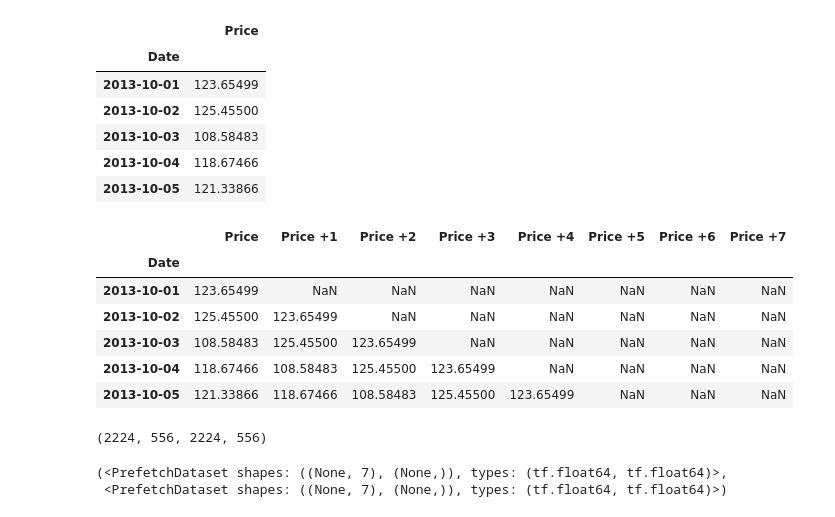
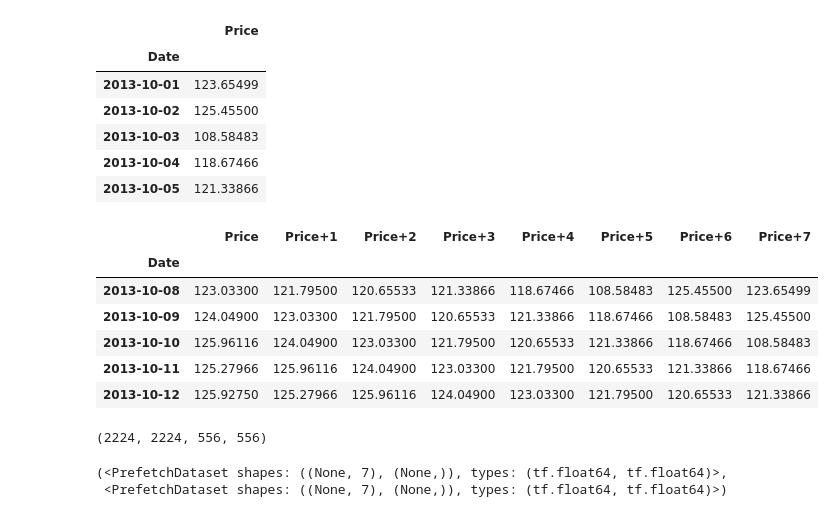
Before and after one commit to PasinduUkwatta/TensorFlow--Practise, a Jupyter notebook: 10_time_series_forecasting_with_tensorflow.ipynb, the cells around one changed output. Saved outputs shown, nothing was run; the diff lists cells and outputs as text; code cells hidden in the pictures.

```diff
--- a/10_time_series_forecasting_with_tensorflow.ipynb
+++ b/10_time_series_forecasting_with_tensorflow.ipynb
@@ -1604,29 +1598,29 @@ bitcoin_prices.head()
 | 2013-10-04 | 118.67466 |
 | 2013-10-05 | 121.33866 |
 # %%
-#add windows columns
-bitcoin_prices_nbeats=bitcoin_prices.copy()
+# Add windowed columns
+bitcoin_prices_nbeats = bitcoin_prices.copy()
 for i in range(WINDOW_SIZE):
-  bitcoin_prices_nbeats[f"Price +{i+1}"] =bitcoin_prices_nbeats["Price"].shift(periods=i+1)
-bitcoin_prices_nbeats.head()
+  bitcoin_prices_nbeats[f"Price+{i+1}"] = bitcoin_prices_nbeats["Price"].shift(periods=i+1)
+bitcoin_prices_nbeats.dropna().head()
 # %% [output]
-|  | Price | Price +1 | Price +2 | Price +3 | Price +4 | Price +5 | Price +6 | Price +7 |
+|  | Price | Price+1 | Price+2 | Price+3 | Price+4 | Price+5 | Price+6 | Price+7 |
 | Date |  |  |  |  |  |  |  |  |
-| 2013-10-01 | 123.65499 | NaN | NaN | NaN | NaN | NaN | NaN | NaN |
-| 2013-10-02 | 125.45500 | 123.65499 | NaN | NaN | NaN | NaN | NaN | NaN |
-| 2013-10-03 | 108.58483 | 125.45500 | 123.65499 | NaN | NaN | NaN | NaN | NaN |
-| 2013-10-04 | 118.67466 | 108.58483 | 125.45500 | 123.65499 | NaN | NaN | NaN | NaN |
-| 2013-10-05 | 121.33866 | 118.67466 | 108.58483 | 125.45500 | 123.65499 | NaN | NaN | NaN |
+| 2013-10-08 | 123.03300 | 121.79500 | 120.65533 | 121.33866 | 118.67466 | 108.58483 | 125.45500 | 123.65499 |
+| 2013-10-09 | 124.04900 | 123.03300 | 121.79500 | 120.65533 | 121.33866 | 118.67466 | 108.58483 | 125.45500 |
+| 2013-10-10 | 125.96116 | 124.04900 | 123.03300 | 121.79500 | 120.65533 | 121.33866 | 118.67466 | 108.58483 |
+| 2013-10-11 | 125.27966 | 125.96116 | 124.04900 | 123.03300 | 121.79500 | 120.65533 | 121.33866 | 118.67466 |
+| 2013-10-12 | 125.92750 | 125.27966 | 125.96116 | 124.04900 | 123.03300 | 121.79500 | 120.65533 | 121.33866 |
 # %%
-#make features and laabels
-X=bitcoin_prices_nbeats.dropna().drop("Price",axis=1)
-y=bitcoin_prices_nbeats.dropna()["Price"]
+# Make features and labels
+X = bitcoin_prices_nbeats.dropna().drop("Price", axis=1)
+y = bitcoin_prices_nbeats.dropna()["Price"]
 
-#make train and test data set
-split_size=int(len(X) *0.8)
-X_train,y_train =X[:split_size],y[:split_size]
-X_test,y_test =X[split_size:],y[split_size:]
-len(X_train),len(X_test),len(y_train),len(y_test)
+# Make train and test sets
+split_size = int(len(X) * 0.8)
+X_train, y_train = X[:split_size], y[:split_size]
+X_test, y_test = X[split_size:], y[split_size:]
+len(X_train), len(y_train), len(X_test), len(y_test)
 # %% [output]
-(2224, 556, 2224, 556)
+(2224, 2224, 556, 556)
 # %%
```
Also changed, not shown: parts of 33 cells of this notebook, 1 other file.
